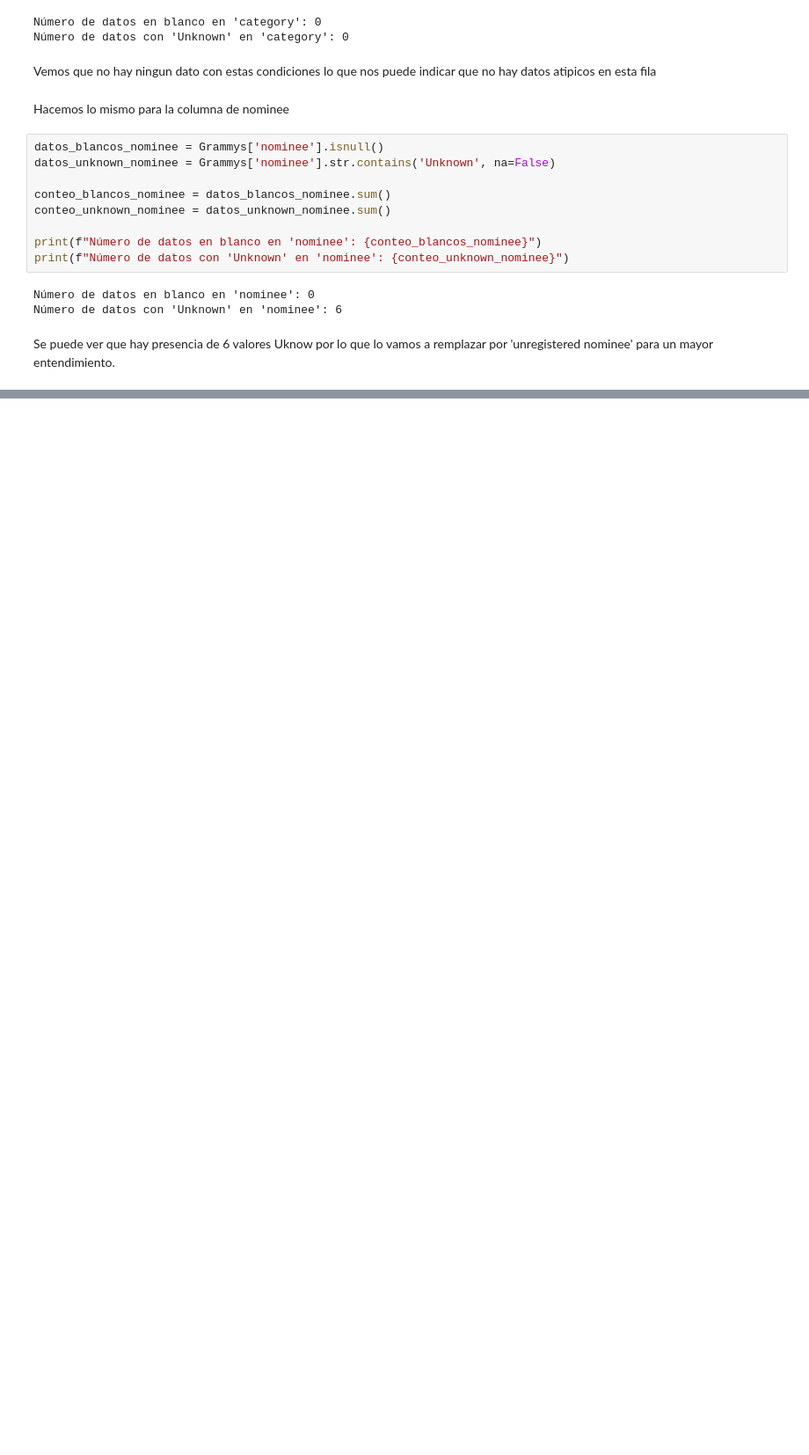
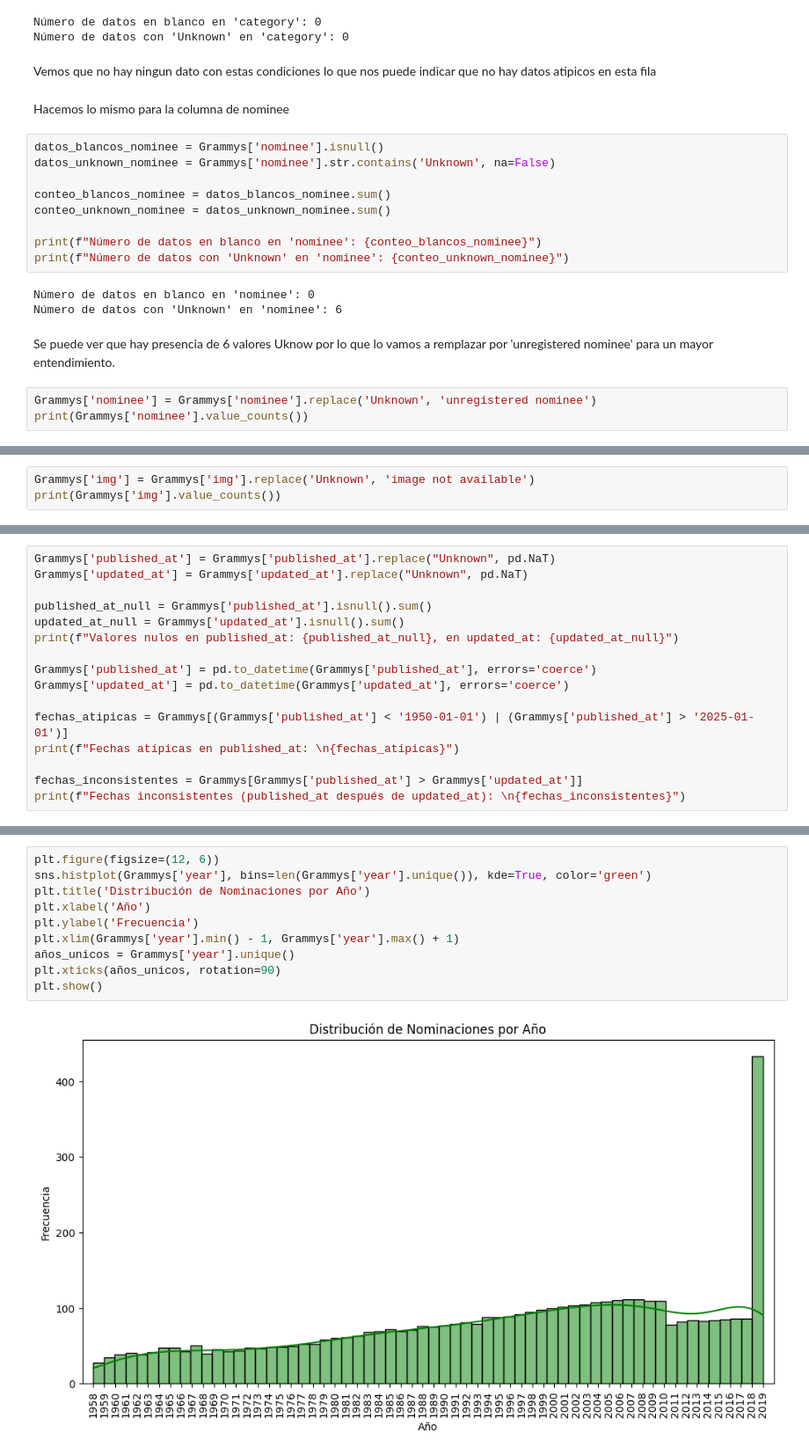
Before and after one commit to camilodelgado23/workshop2, a Jupyter notebook: Analisis_de_Datos/E.D.A_Grammys.ipynb, the cells around one changed output, grey strips where cells are left out. Shown at 88% size. Drawn from its saved outputs; the diff is of its cells as text; blank space fills up the shorter version.

```diff
--- a/Analisis_de_Datos/E.D.A_Grammys.ipynb
+++ b/Analisis_de_Datos/E.D.A_Grammys.ipynb
@@ -246,3 +229,6 @@ Número de datos en blanco en 'nominee': 0
 Número de datos con 'Unknown' en 'nominee': 6
 # %% [markdown]
 Se puede ver que hay presencia de 6 valores Uknow por lo que lo vamos a remplazar por 'unregistered nominee' para un mayor entendimiento.
+# %%
+Grammys['nominee'] = Grammys['nominee'].replace('Unknown', 'unregistered nominee')
+print(Grammys['nominee'].value_counts())
@@ -248,0 +265,3 @@ Se puede ver que hay presencia de 6 valores Uknow por lo que lo vamos a remplaza
+# %%
+Grammys['img'] = Grammys['img'].replace('Unknown', 'image not available')
+print(Grammys['img'].value_counts())
@@ -248,0 +300,16 @@ Se puede ver que hay presencia de 6 valores Uknow por lo que lo vamos a remplaza
+# %%
+Grammys['published_at'] = Grammys['published_at'].replace("Unknown", pd.NaT)
+Grammys['updated_at'] = Grammys['updated_at'].replace("Unknown", pd.NaT)
+
+published_at_null = Grammys['published_at'].isnull().sum()
+updated_at_null = Grammys['updated_at'].isnull().sum()
+print(f"Valores nulos en published_at: {published_at_null}, en updated_at: {updated_at_null}")
+
+Grammys['published_at'] = pd.to_datetime(Grammys['published_at'], errors='coerce')
+Grammys['updated_at'] = pd.to_datetime(Grammys['updated_at'], errors='coerce')
+
+fechas_atipicas = Grammys[(Grammys['published_at'] < '1950-01-01') | (Grammys['published_at'] > '2025-01-01')]
+print(f"Fechas atípicas en published_at: \n{fechas_atipicas}")
+
+fechas_inconsistentes = Grammys[Grammys['published_at'] > Grammys['updated_at']]
+print(f"Fechas inconsistentes (published_at después de updated_at): \n{fechas_inconsistentes}")
@@ -248,0 +346,12 @@ Se puede ver que hay presencia de 6 valores Uknow por lo que lo vamos a remplaza
+# %%
+plt.figure(figsize=(12, 6))
+sns.histplot(Grammys['year'], bins=len(Grammys['year'].unique()), kde=True, color='green')
+plt.title('Distribución de Nominaciones por Año')
+plt.xlabel('Año')
+plt.ylabel('Frecuencia')
+plt.xlim(Grammys['year'].min() - 1, Grammys['year'].max() + 1)
+años_unicos = Grammys['year'].unique()
+plt.xticks(años_unicos, rotation=90)
+plt.show()
+# %% [output]
+[figure, added]
```
Also changed, not shown: parts of 49 cells of this notebook, 2 other files.
